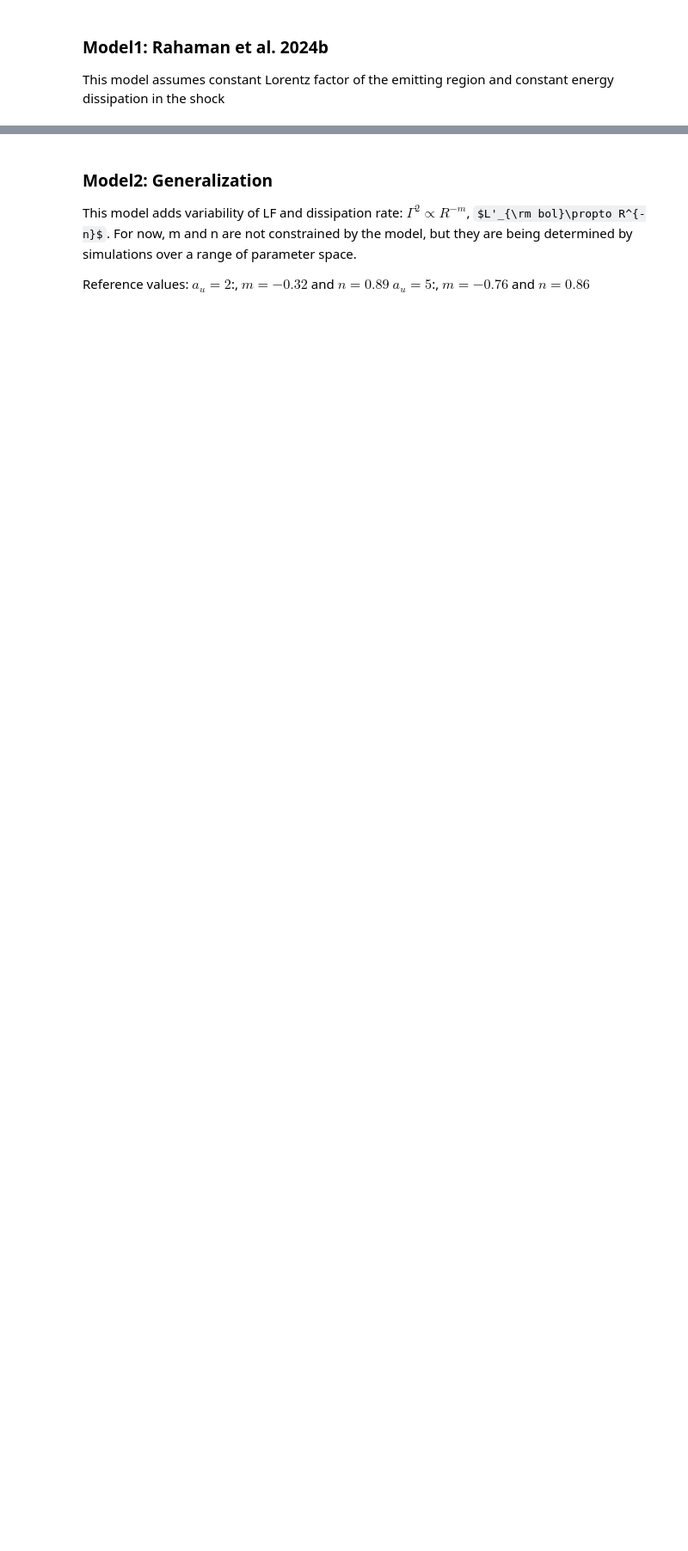
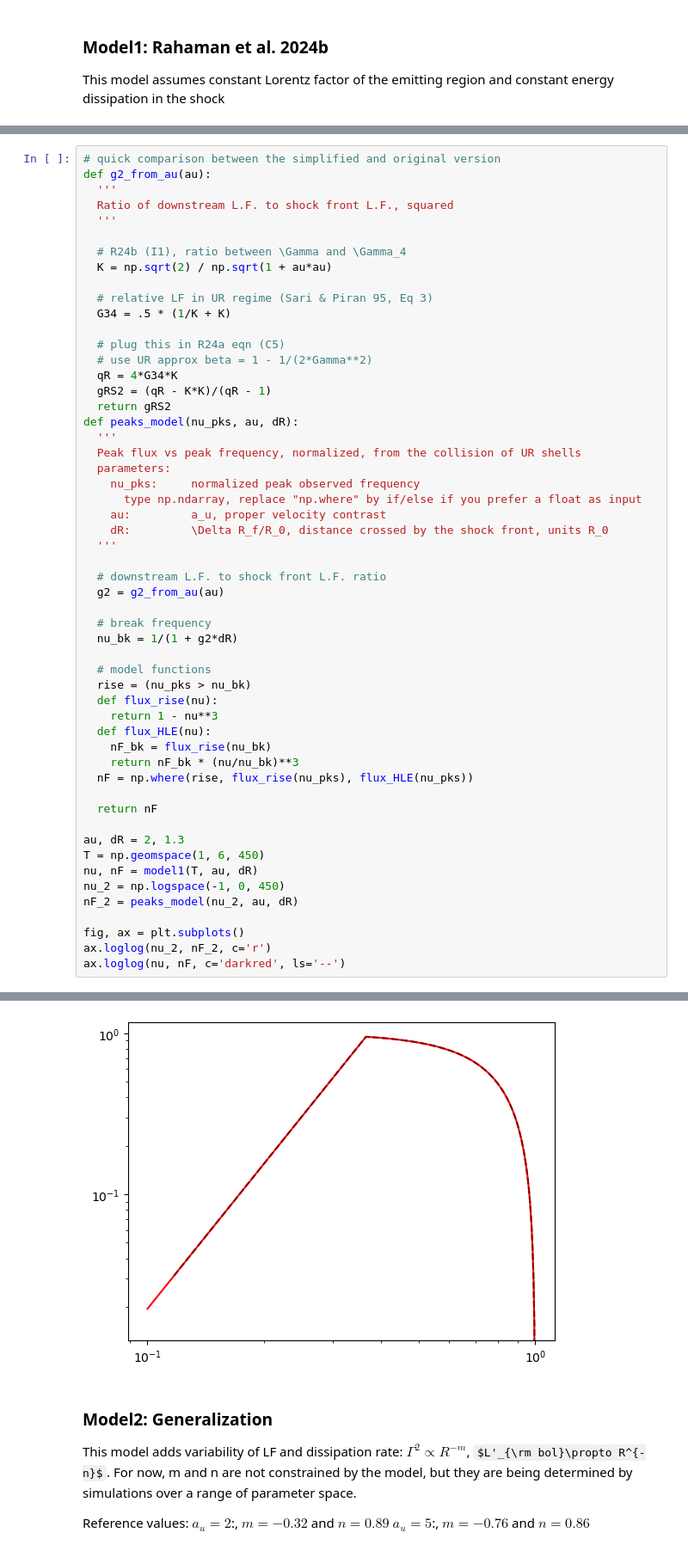
Before and after one commit to ACharletENSL/GAMMA_MWN, a Jupyter notebook: bin/Tools/project_v2/test_peak.ipynb, the cells around one changed output, grey strips where cells are left out. Shown at 86% size. Cells and saved outputs as stored; diff of their text form; some formulas as TeX source; blank space fills up the shorter version.

```diff
--- a/bin/Tools/project_v2/test_peak.ipynb
+++ b/bin/Tools/project_v2/test_peak.ipynb
@@ -104,0 +105,55 @@ ax.loglog(nu, nF, c='r', ls='--')
+# %%
+# quick comparison between the simplified and original version
+def g2_from_au(au):
+  '''
+  Ratio of downstream L.F. to shock front L.F., squared
+  '''
+
+  # R24b (I1), ratio between \Gamma and \Gamma_4
+  K = np.sqrt(2) / np.sqrt(1 + au*au)
+
+  # relative LF in UR regime (Sari & Piran 95, Eq 3)
+  G34 = .5 * (1/K + K)
+
+  # plug this in R24a eqn (C5)
+  # use UR approx beta = 1 - 1/(2*Gamma**2)
+  qR = 4*G34*K
+  gRS2 = (qR - K*K)/(qR - 1)
+  return gRS2
+def peaks_model(nu_pks, au, dR):
+  '''
+  Peak flux vs peak frequency, normalized, from the collision of UR shells
+  parameters:
+    nu_pks:     normalized peak observed frequency
+      type np.ndarray, replace "np.where" by if/else if you prefer a float as input
+    au:         a_u, proper velocity contrast
+    dR:         \Delta R_f/R_0, distance crossed by the shock front, units R_0
+  '''
+
+  # downstream L.F. to shock front L.F. ratio
+  g2 = g2_from_au(au)
+
+  # break frequency
+  nu_bk = 1/(1 + g2*dR)
+
+  # model functions
+  rise = (nu_pks > nu_bk)
+  def flux_rise(nu):
+    return 1 - nu**3
+  def flux_HLE(nu):
+    nF_bk = flux_rise(nu_bk)
+    return nF_bk * (nu/nu_bk)**3
+  nF = np.where(rise, flux_rise(nu_pks), flux_HLE(nu_pks))
+
+  return nF
+
+au, dR = 2, 1.3
+T = np.geomspace(1, 6, 450)
+nu, nF = model1(T, au, dR)
+nu_2 = np.logspace(-1, 0, 450)
+nF_2 = peaks_model(nu_2, au, dR)
+
+fig, ax = plt.subplots()
+ax.loglog(nu_2, nF_2, c='r')
+ax.loglog(nu, nF, c='darkred', ls='--')
+# %% [output]
@@ -105,3 +161,4 @@ ax.loglog(nu, nF, c='r', ls='--')
+[figure, added]
 # %% [markdown]
 ### Model2: Generalization
 This model adds variability of LF and dissipation rate: $\Gamma^2\propto R^{-m}$, $L'_{\rm bol}\propto R^{-n}$. For now, m and n are not constrained by the model, but they are being determined by simulations over a range of parameter space.
```
Also changed, not shown: parts of 11 cells of this notebook, 9 other files.
